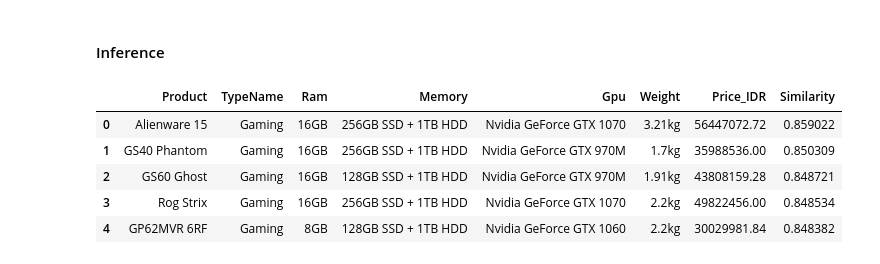
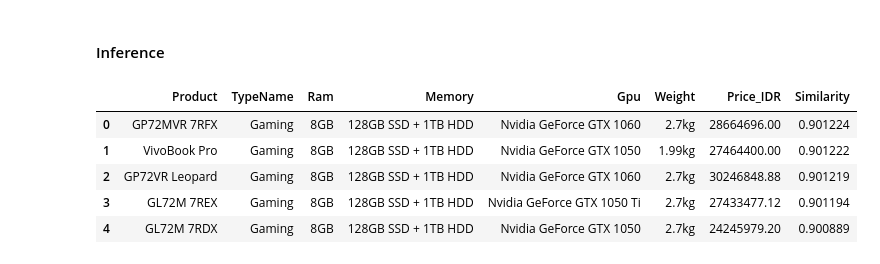
Before and after one commit to FTDS-assignment-bay/p2-ftds-final-project-ftds-038-hck-group-001, a Jupyter notebook: Data_Science_Laptop_Recommendation.ipynb, the cells around one changed output. Cells and saved outputs as stored; diff of their text form; code cells hidden in the pictures.

```diff
--- a/Data_Science_Laptop_Recommendation.ipynb
+++ b/Data_Science_Laptop_Recommendation.ipynb
@@ -384,7 +386,7 @@ Dibuatlah profile sesuai user segment yang dimana sesuai dengan Strategi rekomen
 
 weights = {
     'Student / Basic User': { #harga penting, mudah dibawa, 4-8 gb ram cukup
-        'Norm_Price'                : 1.0,
+        'Affordability'             : 1.0,
         'Norm_Weight'               : 0.8,
         'Norm_Ram'                  : 0.5,
         'Norm_Storage'              : 0.4,
@@ -403,7 +405,7 @@ weights = {
     'Office / Business User': { #portable, layar nyaman, cpu mid to high, ssd penting
         'Norm_Ram'                  : 0.9,
         'Norm_Weight'               : 0.7,
-        'Norm_Price'                : 0.6,
+        'Affordability'             : 0.6,
         'Norm_Storage'              : 0.7,
         'Norm_Inches'               : 0.6,
         'IPS_Panel'                 : 0.5,
@@ -419,7 +421,7 @@ weights = {
         'Norm_Storage'              : 0.8,
         'Norm_Inches'               : 0.8,
         'Norm_Weight'               : 0.3,
-        'Norm_Price'                : 0.5,
+        'Affordability'             : 0.5,
         'IPS_Panel'                 : 0.5,
         'type_Gaming'               : 1.0,
         'gpu_type_Nvidia_Dedicated' : 1.0,
@@ -434,7 +436,7 @@ weights = {
         'Norm_Storage'              : 0.8,
         'Norm_Inches'               : 0.7,
         'Norm_Weight'               : 0.4,
-        'Norm_Price'                : 0.5,
+        'Affordability'             : 0.5,
         'IPS_Panel'                 : 1.0,
         'type_Workstation'          : 0.9,
         'gpu_type_Nvidia_Dedicated' : 1.0,
@@ -445,7 +447,7 @@ weights = {
     'On-the-Go / Remote Worker': { #ringan, layar kecil
         'Norm_Weight'               : 1.0,
         'Norm_Inches'               : 0.8,
-        'Norm_Price'                : 0.6,
+        'Affordability'             : 0.6,
         'Norm_Ram'                  : 0.5,
         'Norm_Storage'              : 0.4,
         'IPS_Panel'                 : 0.4,
@@ -458,13 +460,13 @@ weights = {
     'Professional User': { # ram besar, gpu dedicated, cpu tinggi
         'Norm_Ram'                  : 1.0,
         'Norm_Storage'              : 0.9,
-        'Norm_Price'                : 0.5,
+        'Affordability'             : 0.5,
         'Norm_Weight'               : 0.4,
         'Norm_Inches'               : 0.6,
         'IPS_Panel'                 : 0.7,
         'type_Workstation'          : 1.0,
-        'gpu_type_Nvidia_Dedicated'   : 0.8,
-        'gpu_type_AMD_Dedicated'      : 0.7,
+        'gpu_type_Nvidia_Dedicated' : 0.8,
+        'gpu_type_AMD_Dedicated'    : 0.7,
         'tier_High'                 : 1.0,
         'storage_SSD'               : 0.8,
         'storage_SSD + HDD'         : 0.9,
@@ -473,7 +475,7 @@ weights = {
         'Norm_Ram'                  : 0.7,
         'Norm_Storage'              : 0.7,
         'Norm_Weight'               : 0.7,
-        'Norm_Price'                : 0.8,
+        'Affordability'             : 0.8,
         'Norm_Inches'               : 0.6,
         'IPS_Panel'                 : 0.5,
         'type_Notebook'             : 0.9,
@@ -500,17 +502,17 @@ def weighted_cosine_sim(vect1,vect2,w):
   w_cos_sim = (vect1_w @ vect2_w) / (norm_1 * norm_2)
   return w_cos_sim
 
-# Mapping berat & Budget
+# Mapping berat & Budget sesuai dengan affordability dari laptop tersebut
 weight_mapping = {
   'Ringan'  : 0.0,
   'Sedang'  : 0.5,
   'Berat'   : 1.0
 }
 budget_mapping = {
-  'Low'      : 0.0,
-  'Mid-Low'  : 0.25,
-  'Mid-High' : 0.75,
-  'High'     : 1.0
+  'Low'      : 1.0,
+  'Mid-Low'  : 0.75,
+  'Mid-High' : 0.25,
+  'High'     : 0.0
 }
 # %% [markdown]
 #### Query Default
@@ -534,6 +536,7 @@ query_defaults = {
     'Office / Business User': {
         'type_Ultrabook'            : 1.0,
         'type_Notebook'             : 0.7,
+        'Norm_Inches'               : 0.7,
         'gpu_type_AMD_Integrated'   : 1.0,
         'gpu_type_Intel_Integrated' : 0.8,
         'tier_High'                 : 1.0,
@@ -542,6 +545,7 @@ query_defaults = {
     },
     'Gaming User': {
         'type_Gaming'               : 1.0,
+        'Norm_Inches'               : 0.8,
         'gpu_type_Nvidia_Dedicated' : 1.0,
         'gpu_type_AMD_Dedicated'    : 0.8,
         'tier_High'                 : 1.0,
@@ -572,6 +576,7 @@ query_defaults = {
         'tier_High'                 : 1.0,
         'storage_SSD'               : 0.8,
         'storage_SSD + HDD'         : 1.0,
+        'Norm_Ram'                  : 1.0,
     },
     'Daily / General User': {
         'type_Notebook'             : 1.0,
@@ -591,7 +596,7 @@ def recsys2(user_need, berat, budget, top_N=5):
     # Query vector
     cossim = pd.Series(0.0,index=laptop_vector2.columns)
     cossim['Norm_Weight'] = weight_mapping[berat]
-    cossim['Norm_Price'] = budget_mapping[budget]
+    cossim['Affordability'] = budget_mapping[budget]
 
     # Query default
     for col, val, in query_defaults[user_need].items():
@@ -620,14 +625,14 @@ def recsys2(user_need, berat, budget, top_N=5):
 # %% [markdown]
 #### Inference
 # %%
-recsys2('Gaming User',berat='Ringan', budget='High')
+recsys2('Gaming User',berat='Ringan', budget='Mid-Low')
 # %% [output]
 |  | Product | TypeName | Ram | Memory | Gpu | Weight | Price_IDR | Similarity |
-| 0 | Alienware 15 | Gaming | 16GB | 256GB SSD + 1TB HDD | Nvidia GeForce GTX 1070 | 3.21kg | 56447072.72 | 0.859022 |
-| 1 | GS40 Phantom | Gaming | 16GB | 256GB SSD + 1TB HDD | Nvidia GeForce GTX 970M | 1.7kg | 35988536.00 | 0.850309 |
-| 2 | GS60 Ghost | Gaming | 16GB | 128GB SSD + 1TB HDD | Nvidia GeForce GTX 970M | 1.91kg | 43808159.28 | 0.848721 |
-| 3 | Rog Strix | Gaming | 16GB | 256GB SSD + 1TB HDD | Nvidia GeForce GTX 1070 | 2.2kg | 49822456.00 | 0.848534 |
-| 4 | GP62MVR 6RF | Gaming | 8GB | 128GB SSD + 1TB HDD | Nvidia GeForce GTX 1060 | 2.2kg | 30029981.84 | 0.848382 |
+| 0 | GP72MVR 7RFX | Gaming | 8GB | 128GB SSD + 1TB HDD | Nvidia GeForce GTX 1060 | 2.7kg | 28664696.00 | 0.901224 |
+| 1 | VivoBook Pro | Gaming | 8GB | 128GB SSD + 1TB HDD | Nvidia GeForce GTX 1050 | 1.99kg | 27464400.00 | 0.901222 |
+| 2 | GP72VR Leopard | Gaming | 8GB | 128GB SSD + 1TB HDD | Nvidia GeForce GTX 1060 | 2.7kg | 30246848.88 | 0.901219 |
+| 3 | GL72M 7REX | Gaming | 8GB | 128GB SSD + 1TB HDD | Nvidia GeForce GTX 1050 Ti | 2.7kg | 27433477.12 | 0.901194 |
+| 4 | GL72M 7RDX | Gaming | 8GB | 128GB SSD + 1TB HDD | Nvidia GeForce GTX 1050 | 2.7kg | 24245979.20 | 0.900889 |
 # %%
 recsys2('Student / Basic User',berat='Ringan', budget='Low')
 # %% [output]
```
Also changed, not shown: parts of 6 cells of this notebook.
